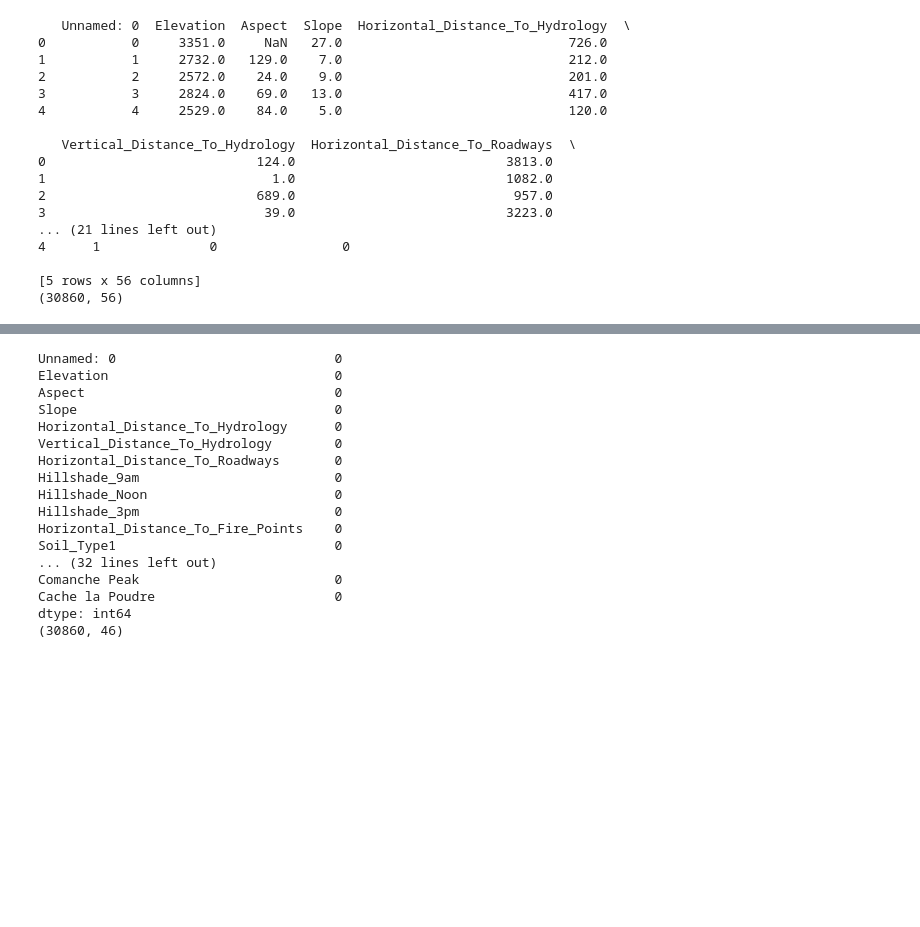
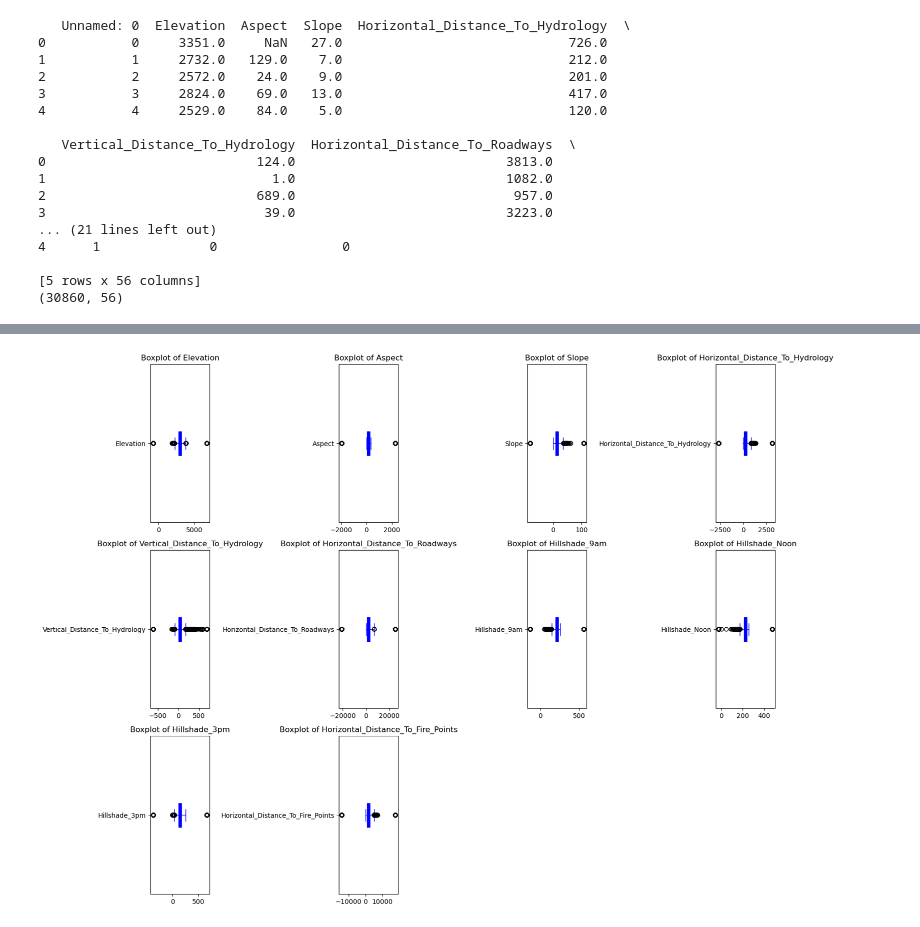
Before and after one commit to bonaparte233/COMP5310_Group50_A1, a Jupyter notebook: fzhu0880/fzhu0880_A1_Code.ipynb, the cells around one changed output, grey strips where cells are left out. Saved outputs shown, nothing was run; the diff lists cells and outputs as text; code cells hidden in the pictures; blank space fills up the shorter version.

```diff
--- a/fzhu0880/fzhu0880_A1_Code.ipynb
+++ b/fzhu0880/fzhu0880_A1_Code.ipynb
@@ -84,31 +86,20 @@ for column in numeric_columns:
 # %%
-categorical_columns = df_cleaned.select_dtypes(include=[object]).columns
-
-for column in categorical_columns:
-    df_cleaned[column] = df_cleaned[column].fillna(df_cleaned[column].mode()[0])
+plt.figure(figsize=(16, 12))
+for i, column in enumerate(columns_to_plot, 1):
+    plt.subplot(3, 4, i)
+    df_cleaned[column].plot(kind='box', vert=False, color='blue', patch_artist=True)
+    plt.title(f'Boxplot of {column}', fontsize=12)
+plt.tight_layout()
+plt.show()
+# %% [output]
+[figure, added]
 # %%
-missing_data_after = df_cleaned.isnull().sum()
-
-df_cleaned = df_cleaned.drop_duplicates()
-
-print(missing_data_after)
-
-print(df_cleaned.shape)
+# Clear negative values in non-negative features
+non_negative_cols = [
+    'Horizontal_Distance_To_Hydrology',
+    'Vertical_Distance_To_Hydrology',
+    'Horizontal_Distance_To_Roadways',
+    'Horizontal_Distance_To_Fire_Points'
+]
+for col in non_negative_cols:
+    df_cleaned = df_cleaned[df_cleaned[col] >= 0]
-# %% [output]
-Unnamed: 0                            0
-Elevation                             0
-Aspect                                0
-Slope                                 0
-Horizontal_Distance_To_Hydrology      0
-Vertical_Distance_To_Hydrology        0
-Horizontal_Distance_To_Roadways       0
-Hillshade_9am                         0
-Hillshade_Noon                        0
-Hillshade_3pm                         0
-Horizontal_Distance_To_Fire_Points    0
-Soil_Type1                            0
-... (32 lines left out)
-Comanche Peak                         0
-Cache la Poudre                       0
-dtype: int64
-(30860, 46)
```
Also changed, not shown: parts of 10 cells of this notebook, 1 other file.
